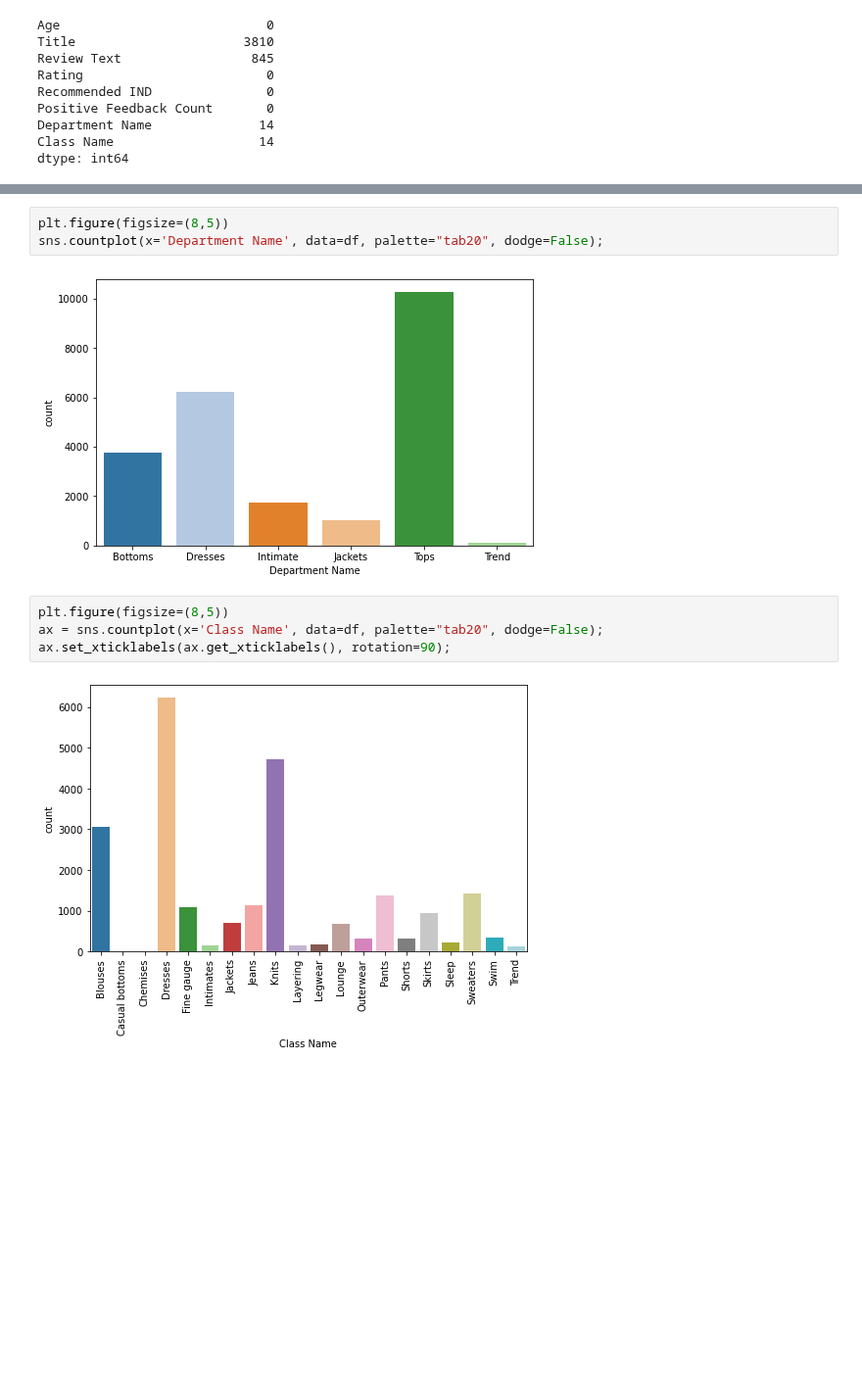
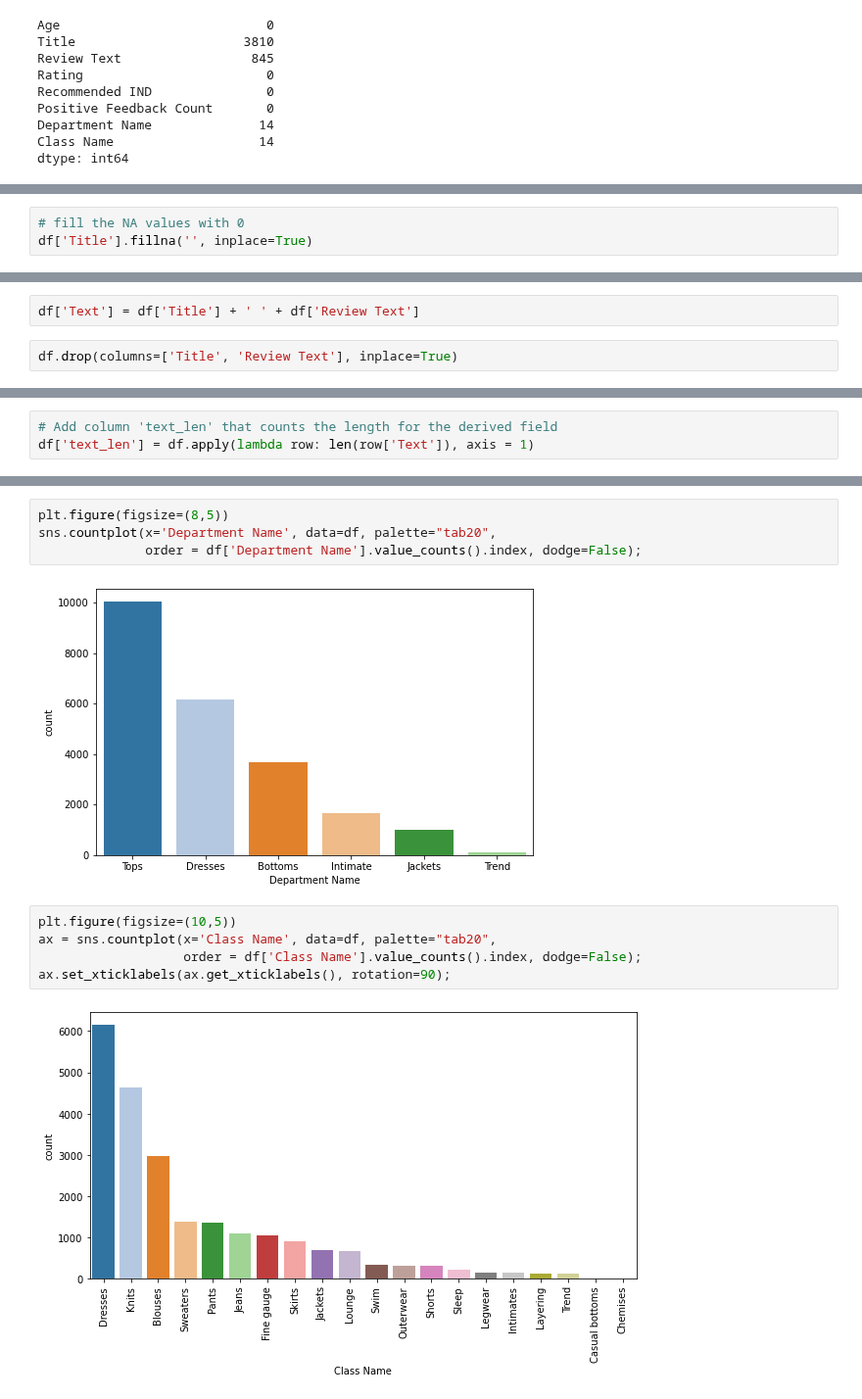
Before and after one commit to broepke/DATA110, a Jupyter notebook: Week 11/DATA110-Week11-Midterm-broepke.ipynb, the cells around one changed output, grey strips where cells are left out. Shown at 98% size. Drawn from its saved outputs; the diff is of its cells as text; blank space fills up the shorter version.

```diff
--- a/Week 11/DATA110-Week11-Midterm-broepke.ipynb
+++ b/Week 11/DATA110-Week11-Midterm-broepke.ipynb
@@ -186,0 +195,3 @@ dtype: int64
+# %%
+# fill the NA values with 0
+df['Title'].fillna('', inplace=True)
@@ -186,0 +211,4 @@ dtype: int64
+# %%
+df['Text'] = df['Title'] + ' ' + df['Review Text']
+# %%
+df.drop(columns=['Title', 'Review Text'], inplace=True)
@@ -186,0 +217,3 @@ dtype: int64
+# %%
+# Add column 'text_len' that counts the length for the derived field
+df['text_len'] = df.apply(lambda row: len(row['Text']), axis = 1)
@@ -251,11 +295,13 @@ sns.countplot(x='Rating', data=df, palette="tab20", dodge=False);
 # %%
 plt.figure(figsize=(8,5))
-sns.countplot(x='Department Name', data=df, palette="tab20", dodge=False);
+sns.countplot(x='Department Name', data=df, palette="tab20",
+              order = df['Department Name'].value_counts().index, dodge=False);
 # %% [output]
-[figure, old version]
+[figure, new version]
 # %%
-plt.figure(figsize=(8,5))
-ax = sns.countplot(x='Class Name', data=df, palette="tab20", dodge=False);
+plt.figure(figsize=(10,5))
+ax = sns.countplot(x='Class Name', data=df, palette="tab20",
+                   order = df['Class Name'].value_counts().index, dodge=False);
 ax.set_xticklabels(ax.get_xticklabels(), rotation=90);
 # %% [output]
-[figure, old version]
+[figure, new version]
```
Also changed, not shown: parts of 35 cells of this notebook, 1 other file.
